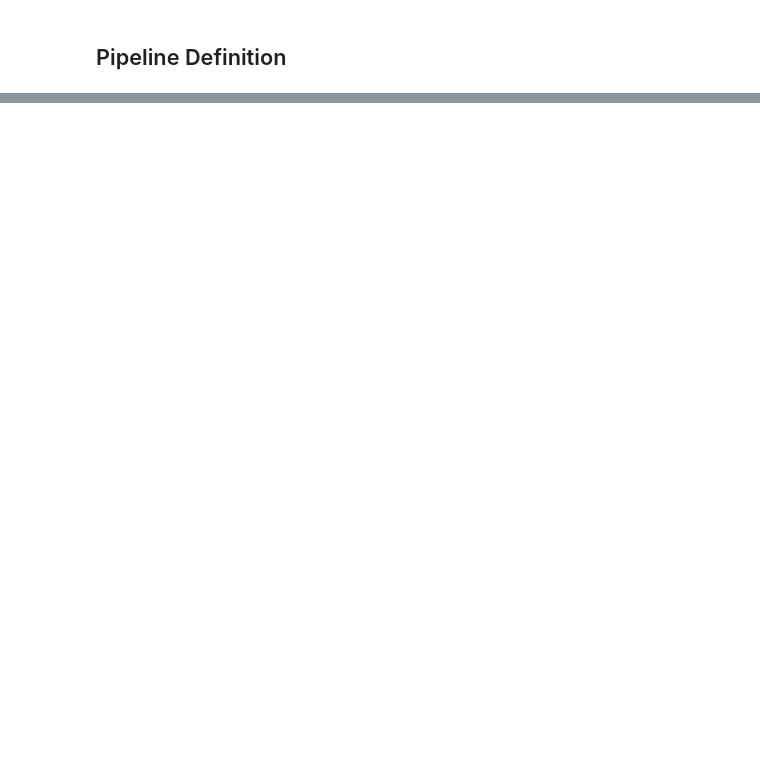
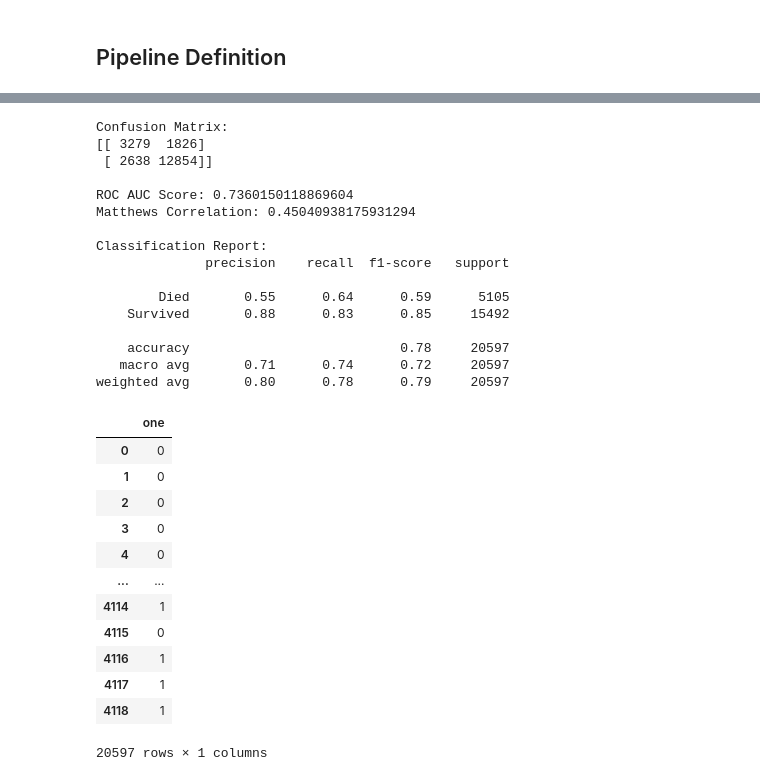
Before and after one commit to Joeyloganpython/Capstone, a Jupyter notebook: ML/Classification_joey_start.ipynb, the cells around one changed output, grey strips where cells are left out. Saved outputs shown, nothing was run; the diff lists cells and outputs as text; code cells hidden in the pictures; blank space fills up the shorter version.

Commit message:
Cleaned code/cells, added  added baseline and Matthews Correlation Coefficient

```diff
--- a/ML/Classification_joey_start.ipynb
+++ b/ML/Classification_joey_start.ipynb
@@ -390,0 +217,4 @@ importances.sort_values(by='Gini-importance').plot(kind='bar', rot=75, figsize =
+# %%
+# Random Forest
+predictions_classweights = rf_model.predict(X_test)
+print("accuracy:",accuracy_score(y_test, predictions_classweights))
@@ -390,0 +280,2 @@ importances.sort_values(by='Gini-importance').plot(kind='bar', rot=75, figsize =
+# %%
+rf_cross_pred, rf_cross_test, rf_cross_prob = cross_validation(X, y, rf_model)
@@ -390,0 +340,58 @@ importances.sort_values(by='Gini-importance').plot(kind='bar', rot=75, figsize =
+# %%
+def change_threshold(pred_prob_all, y_test_all, threshold: int = .5):
+    y_test_master = pd.concat(y_test_all)
+
+    probs = [pd.DataFrame(a, columns = ['zero', 'one']) for a in pred_prob_all]
+    probs_final = pd.concat(probs)
+    probs_final = probs_final[['one']]
+
+    probs_final['one'] = np.select([probs_final['one'] > threshold],  ### setting threshold
+                                    [1],
+                                    default=0)
+
+    print("Confusion Matrix: ")
+    print(confusion_matrix(y_test_master,probs_final), end = "\n\n")
+
+     # Print ROC AUC results
+    print(f"ROC AUC Score: {roc_auc_score(y_test_master,probs_final)}", end = "\n")
+    print(f"Matthews Correlation: {matthews_corrcoef(y_test_master,probs_final)}", end = "\n\n")
+
+    target_names = ['Died', 'Survived']
+    print("Classification Report: ")
+    print(classification_report(y_test_master, probs_final, target_names=target_names))
+
+
+
+    return probs_final
+# %%
+change_threshold(rf_cross_prob, rf_cross_test, .8)
+# %% [output]
+Confusion Matrix:
+[[ 3279  1826]
+ [ 2638 12854]]
+
+ROC AUC Score: 0.7360150118869604
+Matthews Correlation: 0.45040938175931294
+
+Classification Report:
+              precision    recall  f1-score   support
+
+        Died       0.55      0.64      0.59      5105
+    Survived       0.88      0.83      0.85     15492
+
+    accuracy                           0.78     20597
+   macro avg       0.71      0.74      0.72     20597
+weighted avg       0.80      0.78      0.79     20597
+|  | one |
+| 0 | 0 |
+| 1 | 0 |
+| 2 | 0 |
+| 3 | 0 |
+| 4 | 0 |
+| ... | ... |
+| 4114 | 1 |
+| 4115 | 0 |
+| 4116 | 1 |
+| 4117 | 1 |
+| 4118 | 1 |
+20597 rows × 1 columns
```
Also changed, not shown: parts of 75 cells of this notebook.
